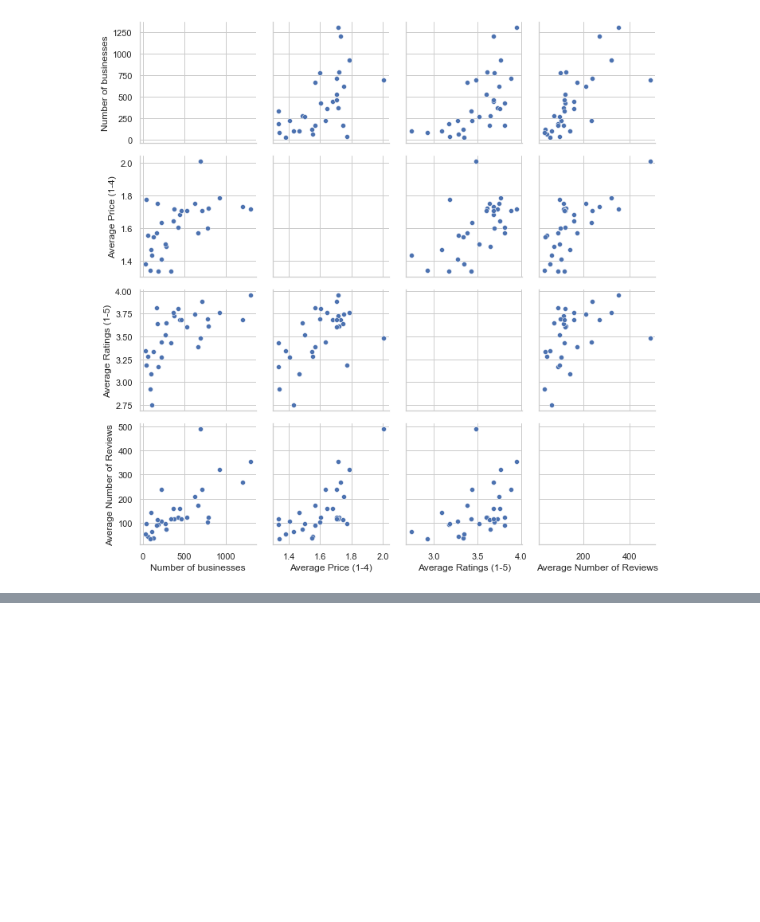
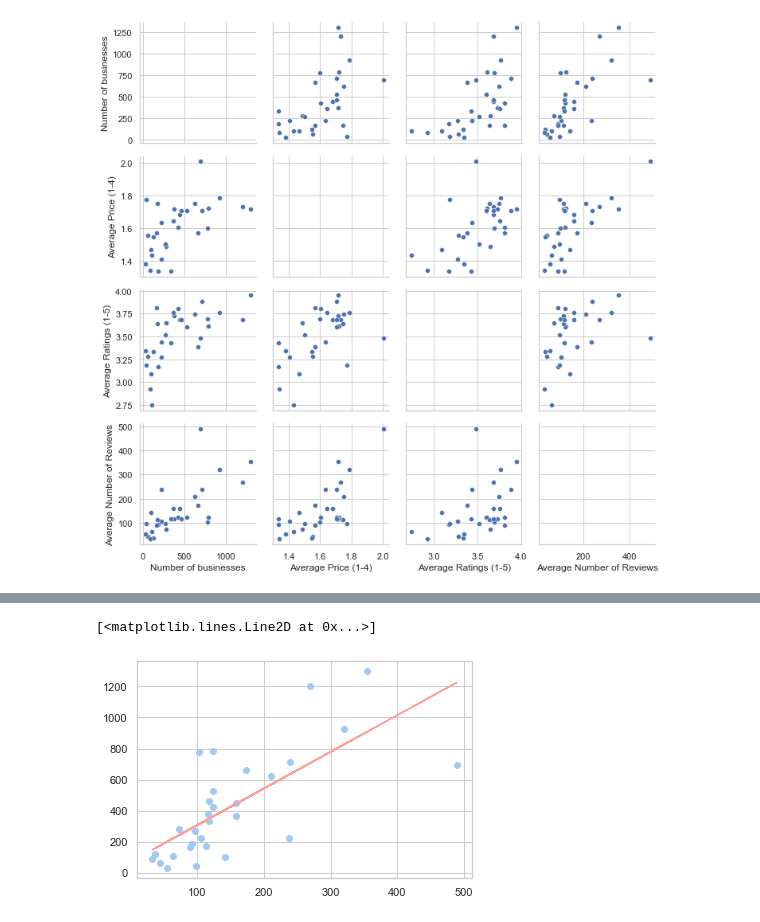
Before and after one commit to Xavier4t/Sports_and_Restaurants, a Jupyter notebook: Example_Analysis.ipynb, the cells around one changed output, grey strips where cells are left out. Cells and saved outputs as stored; diff of their text form; code cells hidden in the pictures; blank space fills up the shorter version.

```diff
--- a/Example_Analysis.ipynb
+++ b/Example_Analysis.ipynb
@@ -206,0 +218,5 @@ plt.show()
+# %%
+import sklearn.linear_model
+X=np.c_[stats["NFL"]["Average Number of Reviews"]]
+y1=np.c_[stats["NFL"]["Number of businesses"]]
+y2=np.c_[stats["NFL"]["Average Price (1-4)"]]
@@ -206,0 +233,6 @@ plt.show()
+# %%
+plt.scatter(X, y1, color='b')
+plt.plot(X, model1.predict(X), color='r')
+# %% [output]
+[<matplotlib.lines.Line2D at 0x...>]
+[figure, added]
```
Also changed, not shown: parts of 7 cells of this notebook.
